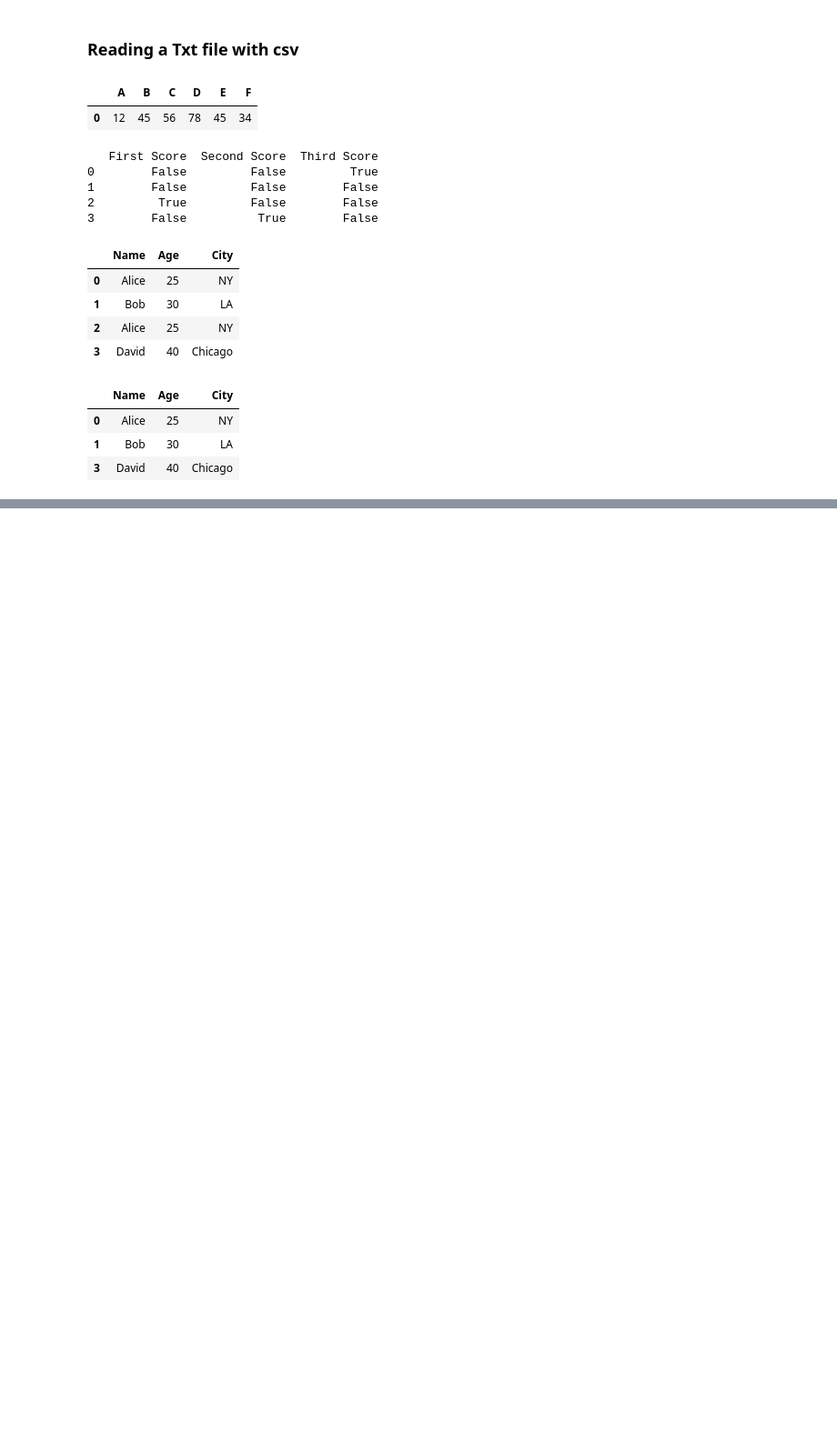
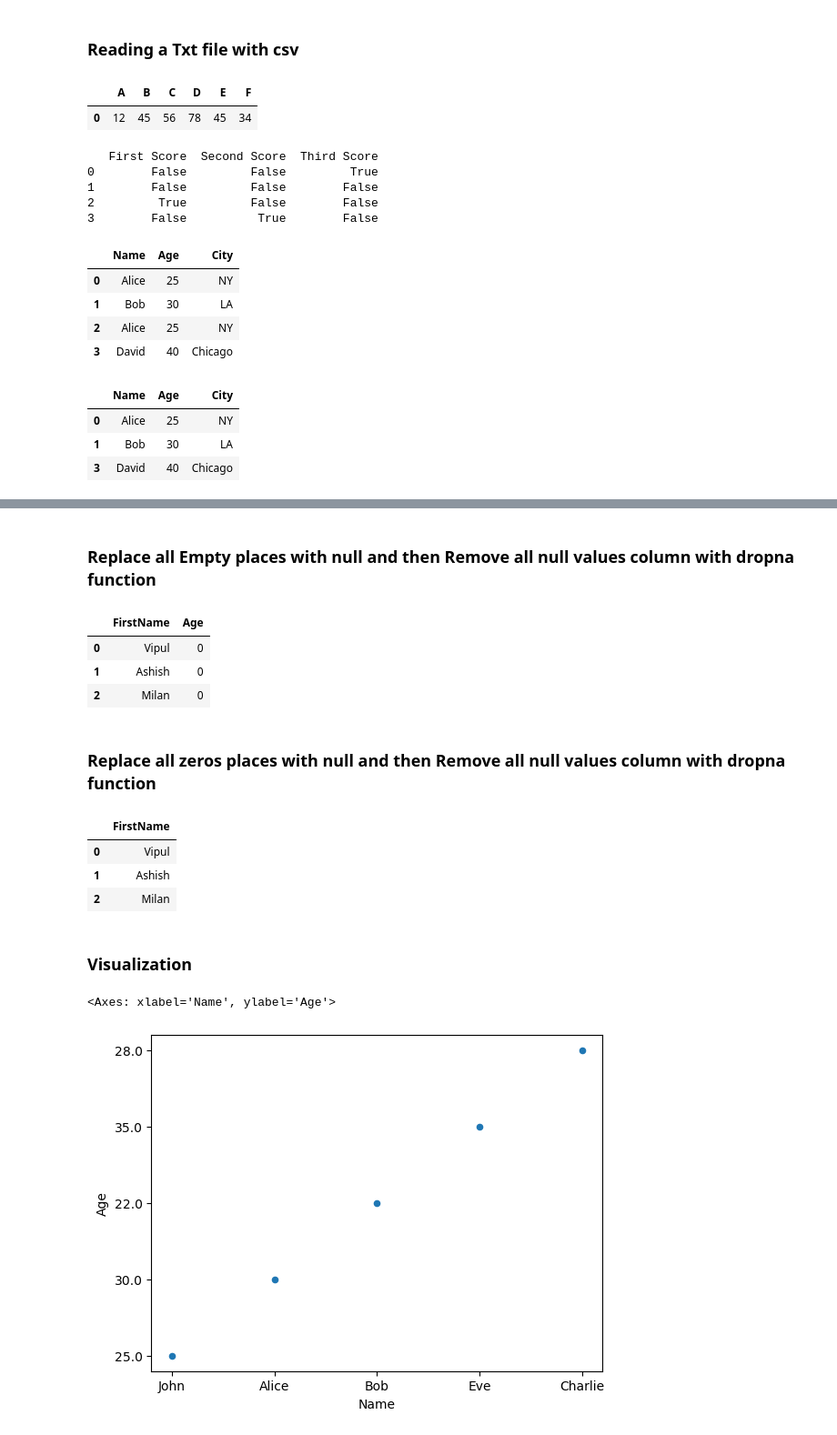
Before and after one commit to Artificial-Intelligence-Appo-Matrix/Python-Labs, a Jupyter notebook: Pandas_labs.ipynb, the cells around one changed output, grey strips where cells are left out. Shown: that part at 91% size. Saved outputs shown, nothing was run; the diff lists cells and outputs as text; code cells hidden in the pictures; blank space fills up the shorter version.

```diff
--- a/Pandas_labs.ipynb
+++ b/Pandas_labs.ipynb
@@ -1920,0 +1924,15 @@ display(unique_df)
+# %%
+import pandas as pd
+
+data = {'Name': ['John', 'Alice', 'Bob', 'Eve', 'Charlie'],
+        'Age': [25, 30, 22, 35, 28],
+        'Gender': ['1', '0', '1', '0', '1'],
+        'Salary': [50000, 55000, 40000, 70000, 48000]}
+
+df = pd.DataFrame(data)
+
+
+df['Age'] = df['Age'].astype(float)
+df ['Salary']= df['Salary'].astype(str)
+df ['Gender']= df['Gender'].astype(float)
+print(df.dtypes)
@@ -1920,0 +1947,6 @@ display(unique_df)
+# %%
+df['Join Date'] = ['2021-01-01', '2020-05-22', '2022-03-15', '2021-07-30', '2020-11-11']
+
+# Convert 'Join Date' to datetime type
+df['Join Date'] = pd.to_datetime(df['Join Date'])
+print(df.dtypes)
@@ -1920,0 +1962,3 @@ display(unique_df)
+# %%
+df = df.astype({'Age': 'str', 'Salary': 'str'})
+print(df.dtypes)
@@ -1920,0 +2002,38 @@ display(unique_df)
+# %% [markdown]
+### Replace all Empty places with null and then Remove all null values column with dropna function
+# %%
+nan_value = float("NaN")
+Mydataframe.replace("", nan_value, inplace=True)
+
+
+
+Mydataframe.dropna(how='all', axis=1, inplace=True)
+
+display(Mydataframe)
+# %% [output]
+|  | FirstName | Age |
+| 0 | Vipul | 0 |
+| 1 | Ashish | 0 |
+| 2 | Milan | 0 |
+# %% [markdown]
+### Replace all zeros places with null and then Remove all null values column with dropna function
+# %%
+nan_value = float("NaN")
+Mydataframe.replace(0, nan_value, inplace=True)
+
+
+Mydataframe.dropna(how='all', axis=1, inplace=True)
+
+display(Mydataframe)
+# %% [output]
+|  | FirstName |
+| 0 | Vipul |
+| 1 | Ashish |
+| 2 | Milan |
+# %% [markdown]
+### Visualization
+# %%
+df.plot(x ='Name', y='Age',kind = 'scatter')
+# %% [output]
+<Axes: xlabel='Name', ylabel='Age'>
+[figure, added]
```
Also changed, not shown: parts of 43 cells of this notebook.
